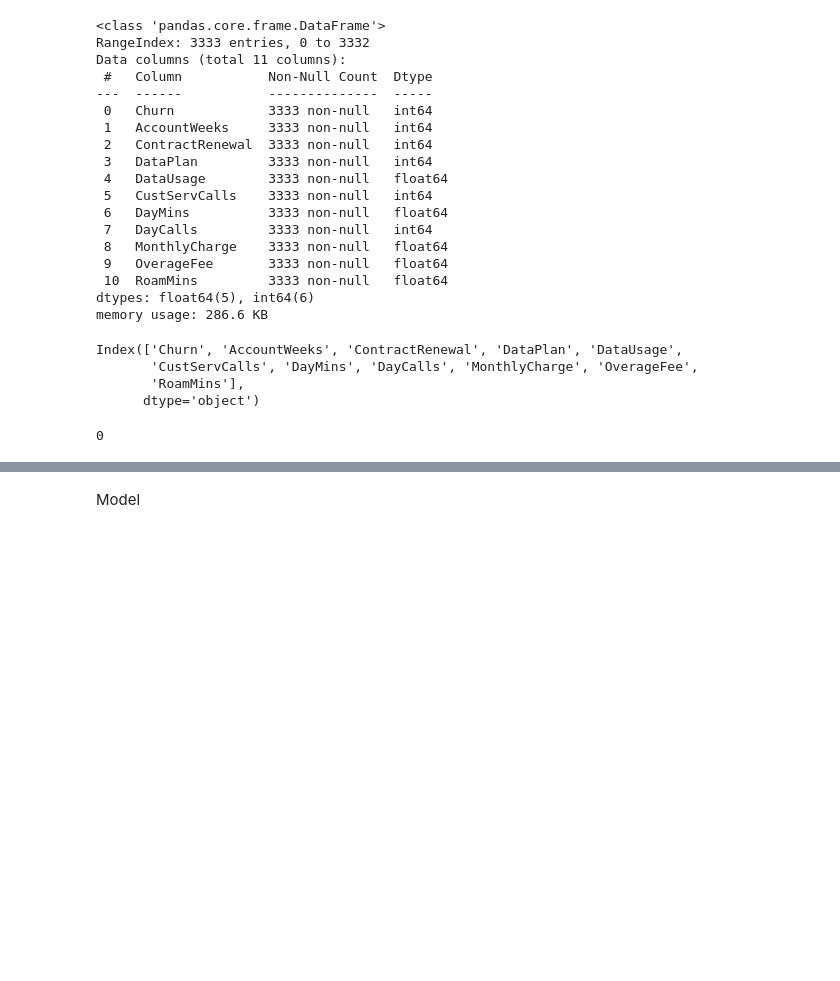
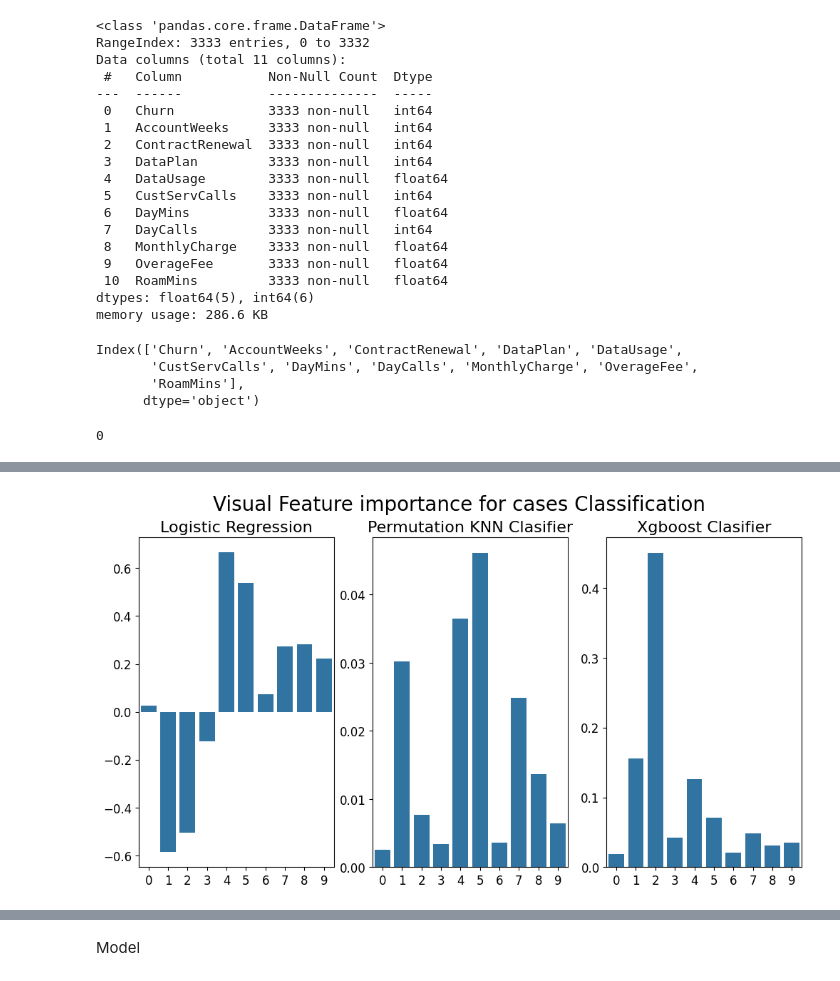
Before and after one commit to yusufkamal-ok/classification-churn, a Jupyter notebook: classification.ipynb, the cells around one changed output, grey strips where cells are left out. Drawn from its saved outputs; the diff is of its cells as text; code cells hidden in the pictures; blank space fills up the shorter version.

```diff
--- a/classification.ipynb
+++ b/classification.ipynb
@@ -109,0 +114,18 @@ Text(0.5, 1.0, 'korelasi')
+# %%
+# defining feature matrix(X) and response vector(y)
+x_fit = df.loc[:, df.columns != 'Churn']
+y_fit = df["Churn"]
+
+scaler = StandardScaler()
+x_fit_scaled = scaler.fit_transform(x_fit)
+# %%
+# model
+model_lg = LogisticRegression()
+model_rfc = RandomForestClassifier()
+model_xgbc = XGBClassifier()
+model_knnc = KNeighborsClassifier()
+
+model_lg.fit(x_fit_scaled,y_fit)
+model_rfc.fit(x_fit_scaled, y_fit)
+model_xgbc.fit(x_fit_scaled, y_fit)
+model_knnc.fit(x_fit_scaled, y_fit)
@@ -109,0 +180,29 @@ Text(0.5, 1.0, 'korelasi')
+# %%
+# visual
+fig, ax = plt.subplots(nrows=1, ncols=3, figsize=(12,6))
+
+sns.barplot(x=[x for x in range(len(importance_lg))], y=importance_lg, ax=ax[0])
+ax[0].set_ylabel(None)
+ax[0].set_xlabel(None)
+ax[0].set_title("Logistic Regression", loc="center", fontsize=16)
+ax[0].tick_params(axis = 'x', labelsize=12)
+ax[0].tick_params(axis = 'y', labelsize=12)
+
+sns.barplot(x=[x for x in range(len(importance_knnc))], y=importance_knnc, ax=ax[1])
+ax[1].set_ylabel(None)
+ax[1].set_xlabel(None)
+ax[1].set_title("Permutation KNN Clasifier", loc="center", fontsize=16)
+ax[1].tick_params(axis = 'x', labelsize=12)
+ax[1].tick_params(axis = 'y', labelsize=12)
+
+sns.barplot(x=[x for x in range(len(importance_xgbc))], y=importance_xgbc, ax=ax[2])
+ax[2].set_ylabel(None)
+ax[2].set_xlabel(None)
+ax[2].set_title("Xgboost Clasifier", loc="center", fontsize=16)
+ax[2].tick_params(axis = 'x', labelsize=12)
+ax[2].tick_params(axis = 'y', labelsize=12)
+
+plt.suptitle("Visual Feature importance for cases Classification", fontsize=20)
+plt.show()
+# %% [output]
+[figure, added]
```
Also changed, not shown: parts of 27 cells of this notebook, 1 other file.
